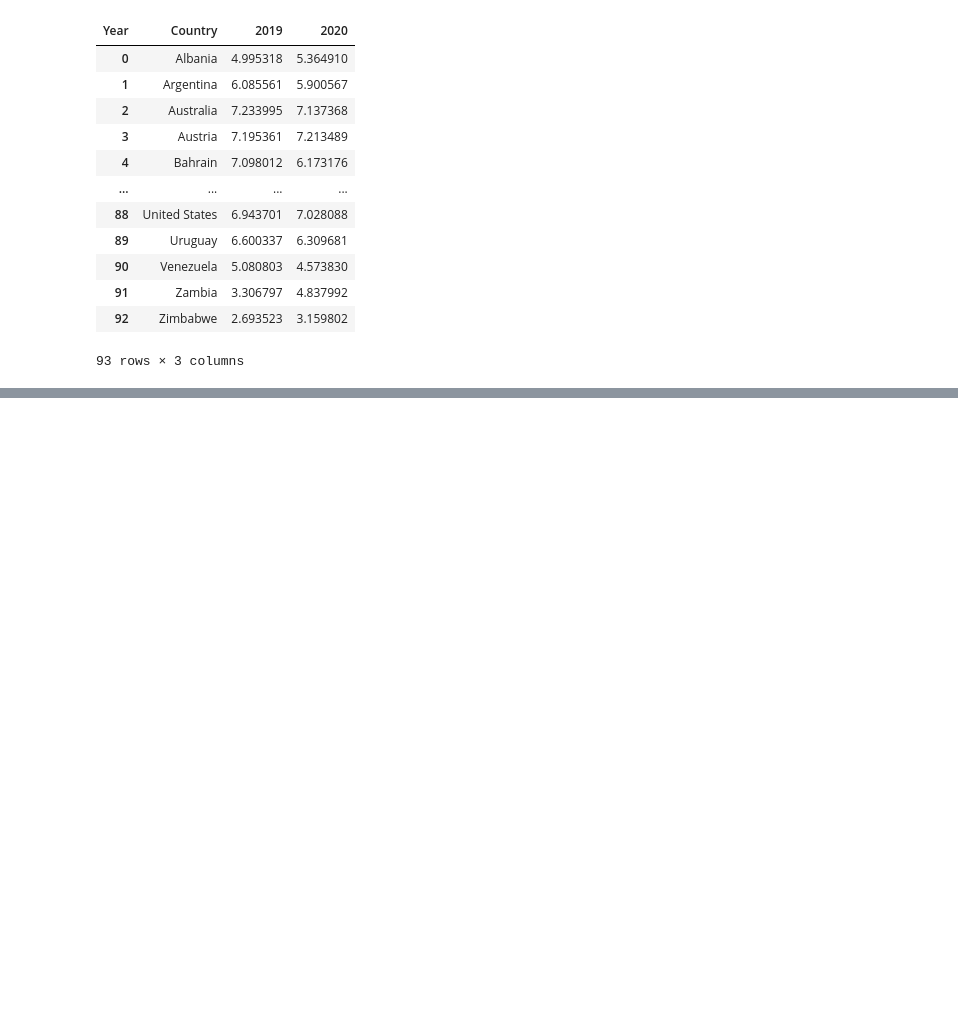
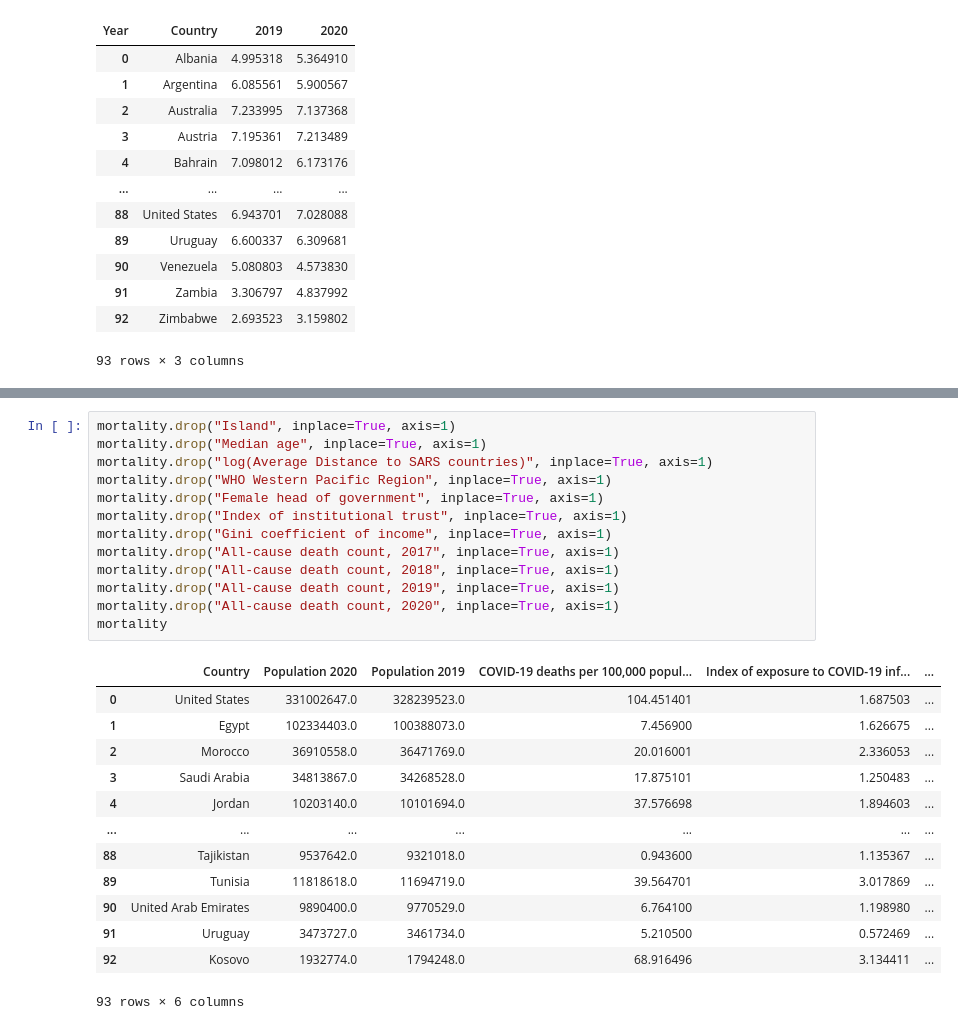
Before and after one commit to wjpang/World-Happiness-Dashboard, a Jupyter notebook: data_cleanup.ipynb, the cells around one changed output, grey strips where cells are left out. Saved outputs shown, nothing was run; the diff lists cells and outputs as text; blank space fills up the shorter version.

```diff
--- a/data_cleanup.ipynb
+++ b/data_cleanup.ipynb
@@ -196,0 +266,27 @@ Error: Kernel is dead
+# %%
+mortality.drop("Island", inplace=True, axis=1)
+mortality.drop("Median age", inplace=True, axis=1)
+mortality.drop("log(Average Distance to SARS countries)", inplace=True, axis=1)
+mortality.drop("WHO Western Pacific Region", inplace=True, axis=1)
+mortality.drop("Female head of government", inplace=True, axis=1)
+mortality.drop("Index of institutional trust", inplace=True, axis=1)
+mortality.drop("Gini coefficient of income", inplace=True, axis=1)
+mortality.drop("All-cause death count, 2017", inplace=True, axis=1)
+mortality.drop("All-cause death count, 2018", inplace=True, axis=1)
+mortality.drop("All-cause death count, 2019", inplace=True, axis=1)
+mortality.drop("All-cause death count, 2020", inplace=True, axis=1)
+mortality
+# %% [output]
+|  | Country | Population 2020 | Population 2019 | COVID-19 deaths per 100,000 popul... | Index of exposure to COVID-19 inf... | ... |
+| 0 | United States | 331002647.0 | 328239523.0 | 104.451401 | 1.687503 | ... |
+| 1 | Egypt | 102334403.0 | 100388073.0 | 7.456900 | 1.626675 | ... |
+| 2 | Morocco | 36910558.0 | 36471769.0 | 20.016001 | 2.336053 | ... |
+| 3 | Saudi Arabia | 34813867.0 | 34268528.0 | 17.875101 | 1.250483 | ... |
+| 4 | Jordan | 10203140.0 | 10101694.0 | 37.576698 | 1.894603 | ... |
+| ... | ... | ... | ... | ... | ... | ... |
+| 88 | Tajikistan | 9537642.0 | 9321018.0 | 0.943600 | 1.135367 | ... |
+| 89 | Tunisia | 11818618.0 | 11694719.0 | 39.564701 | 3.017869 | ... |
+| 90 | United Arab Emirates | 9890400.0 | 9770529.0 | 6.764100 | 1.198980 | ... |
+| 91 | Uruguay | 3473727.0 | 3461734.0 | 5.210500 | 0.572469 | ... |
+| 92 | Kosovo | 1932774.0 | 1794248.0 | 68.916496 | 3.134411 | ... |
+93 rows × 6 columns
```
Also changed, not shown: parts of 9 cells of this notebook, 1 other file.
